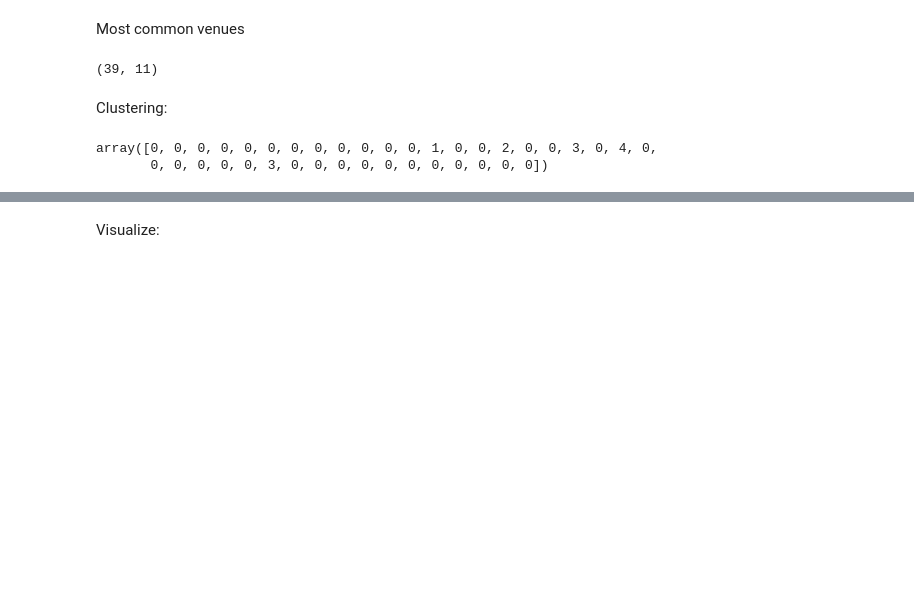
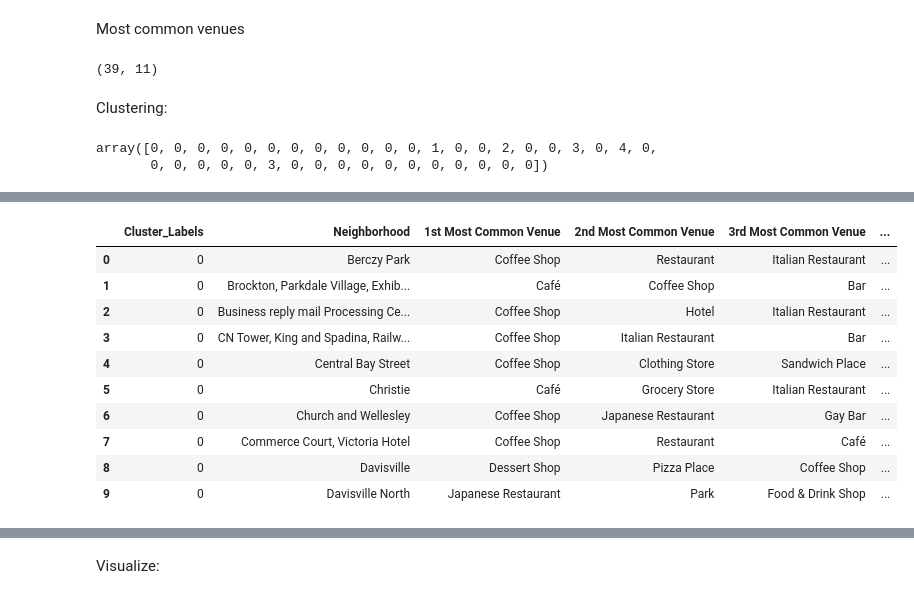
Before and after one commit to umutkapucu/Applied-Data-Science-Capstone, a Jupyter notebook: Week3_Assignment_Part_3.ipynb, the cells around one changed output, grey strips where cells are left out. Cells and saved outputs as stored; diff of their text form; code cells hidden in the pictures; blank space fills up the shorter version.

```diff
--- a/Week3_Assignment_Part_3.ipynb
+++ b/Week3_Assignment_Part_3.ipynb
@@ -329 +344,16 @@ neighborhoods_venues_sorted.head()
+# %%
+#neighborhoods_venues_sorted.insert(0, 'Cluster_Labels', kmeans.labels_)
+neighborhoods_venues_sorted.head(10)
+# %% [output]
+|  | Cluster_Labels | Neighborhood | 1st Most Common Venue | 2nd Most Common Venue | 3rd Most Common Venue | ... |
+| 0 | 0 | Berczy Park | Coffee Shop | Restaurant | Italian Restaurant | ... |
+| 1 | 0 | Brockton, Parkdale Village, Exhib... | Café | Coffee Shop | Bar | ... |
+| 2 | 0 | Business reply mail Processing Ce... | Coffee Shop | Hotel | Italian Restaurant | ... |
+| 3 | 0 | CN Tower, King and Spadina, Railw... | Coffee Shop | Italian Restaurant | Bar | ... |
+| 4 | 0 | Central Bay Street | Coffee Shop | Clothing Store | Sandwich Place | ... |
+| 5 | 0 | Christie | Café | Grocery Store | Italian Restaurant | ... |
+| 6 | 0 | Church and Wellesley | Coffee Shop | Japanese Restaurant | Gay Bar | ... |
+| 7 | 0 | Commerce Court, Victoria Hotel | Coffee Shop | Restaurant | Café | ... |
+| 8 | 0 | Davisville | Dessert Shop | Pizza Place | Coffee Shop | ... |
+| 9 | 0 | Davisville North | Japanese Restaurant | Park | Food & Drink Shop | ... |
 # %%
```
Also changed, not shown: parts of 3 cells of this notebook, 3 other files.
